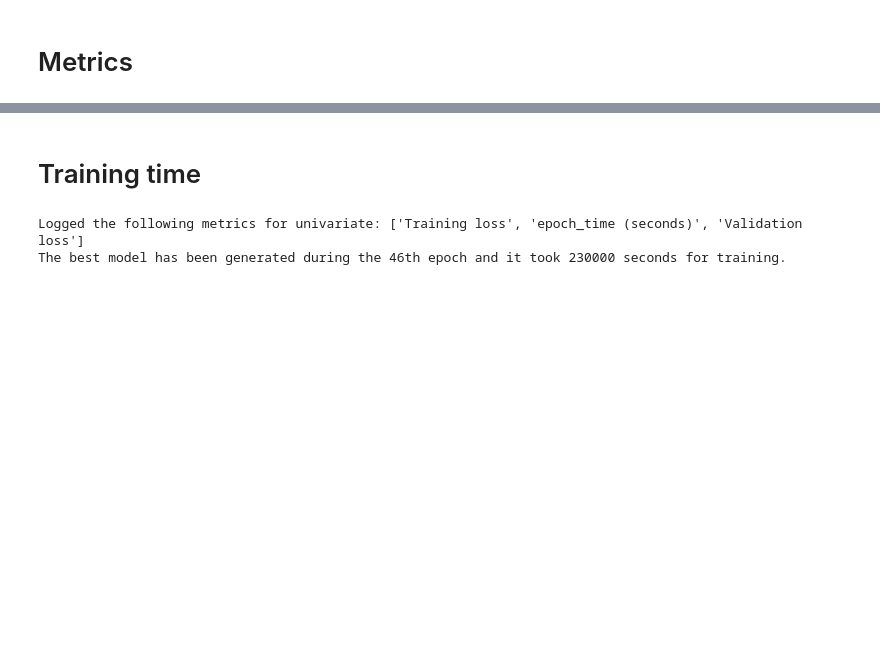
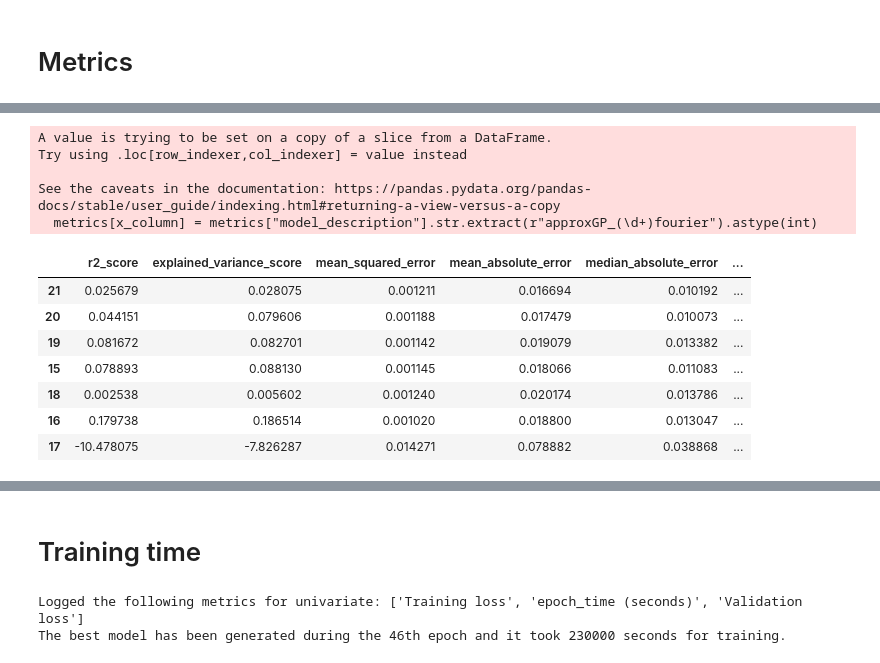
Before and after one commit to NiccoloMorabito/Ainslie-surrogate, a Jupyter notebook: data_analysis.ipynb, the cells around one changed output, grey strips where cells are left out. Saved outputs shown, nothing was run; the diff lists cells and outputs as text; code cells hidden in the pictures; blank space fills up the shorter version.

```diff
--- a/data_analysis.ipynb
+++ b/data_analysis.ipynb
@@ -0,0 +62,26 @@
+# %%
+for wind_speed, group in data.groupby("Wind speed"):
+    s_values = group['s (x/D)']
+    r_values = group['r/R']
+    velocity_values = group['Velocity']
+
+    # Create a meshgrid using unique 's (x/D)' and 'r/R' values
+    s_mesh, r_mesh = np.meshgrid(s_values.unique(), r_values.unique())
+
+    # Create an empty 2D array for counter values
+    counter_values = np.zeros_like(s_mesh)
+
+    # Fill the counter values array with corresponding velocity values
+    for s, r, velocity in zip(s_values, r_values, velocity_values):
+        s_index = np.where(s_mesh[0] == s)[0][0]
+        r_index = np.where(r_mesh[:, 0] == r)[0][0]
+        counter_values[r_index, s_index] = velocity
+
+    # Plot the counter map for the current wind speed
+    plt.figure()
+    plt.contourf(s_mesh, r_mesh, counter_values)
+    plt.colorbar()
+    plt.title(f'Counter Map - Wind Speed: {wind_speed}')
+    plt.xlabel('s (x/D)')
+    plt.ylabel('r/R')
+    plt.show()
@@ -24,0 +124,23 @@ pd.read_csv("results.csv", index_col="model_description")
+# %%
+x_column = "number_of_components"
+
+metrics = metrics.loc[metrics['model_description'].str.contains("approxGP")]
+metrics[x_column] = metrics["model_description"].str.extract(r"approxGP_(\d+)fourier").astype(int)
+metrics = metrics.sort_values(by=x_column)
+
+metrics.drop(["model_description", "timestamp", "mean_absolute_percentage_error", "prediction_time"], axis=1, inplace=True)
+metrics
+# %% [output]
+A value is trying to be set on a copy of a slice from a DataFrame.
+Try using .loc[row_indexer,col_indexer] = value instead
+
+See the caveats in the documentation: https://pandas.pydata.org/pandas-docs/stable/user_guide/indexing.html#returning-a-view-versus-a-copy
+  metrics[x_column] = metrics["model_description"].str.extract(r"approxGP_(\d+)fourier").astype(int)
+|  | r2_score | explained_variance_score | mean_squared_error | mean_absolute_error | median_absolute_error | ... |
+| 21 | 0.025679 | 0.028075 | 0.001211 | 0.016694 | 0.010192 | ... |
+| 20 | 0.044151 | 0.079606 | 0.001188 | 0.017479 | 0.010073 | ... |
+| 19 | 0.081672 | 0.082701 | 0.001142 | 0.019079 | 0.013382 | ... |
+| 15 | 0.078893 | 0.088130 | 0.001145 | 0.018066 | 0.011083 | ... |
+| 18 | 0.002538 | 0.005602 | 0.001240 | 0.020174 | 0.013786 | ... |
+| 16 | 0.179738 | 0.186514 | 0.001020 | 0.018800 | 0.013047 | ... |
+| 17 | -10.478075 | -7.826287 | 0.014271 | 0.078882 | 0.038868 | ... |
```
Also changed, not shown: parts of 7 cells of this notebook.
